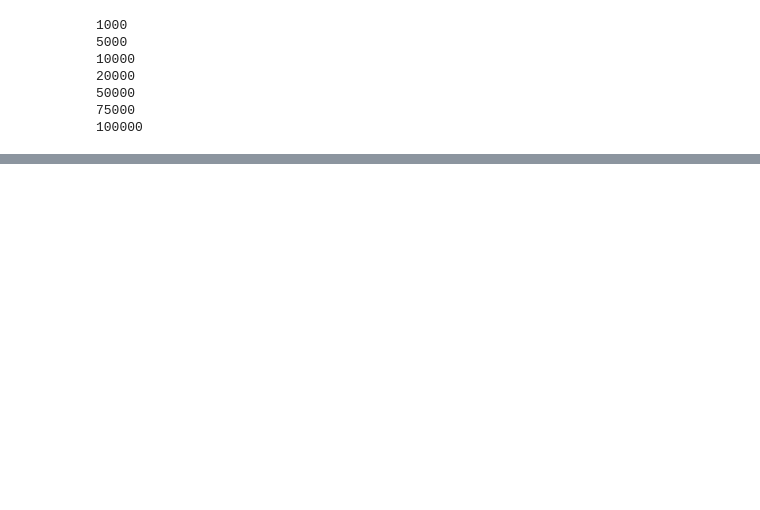
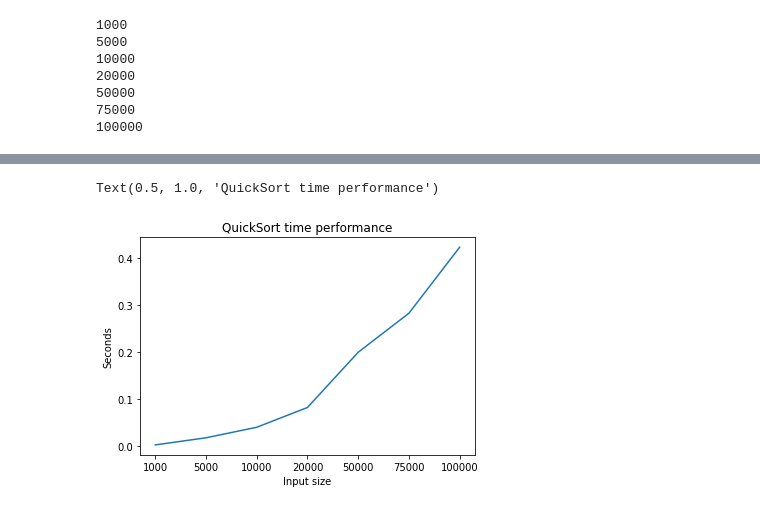
Before and after one commit to CaioCordeiro/SortPerformanceAnalysis, a Jupyter notebook: notebook.ipynb, the cells around one changed output, grey strips where cells are left out. Drawn from its saved outputs; the diff is of its cells as text; code cells hidden in the pictures; blank space fills up the shorter version.

```diff
--- a/notebook.ipynb
+++ b/notebook.ipynb
@@ -192,0 +460,8 @@ with open('test.csv', 'w') as f:
+# %%
+plt.plot(x1, df["quick"], label = "QuickSort")
+plt.xlabel('Input size')
+plt.ylabel('Seconds')
+plt.title('QuickSort time performance')
+# %% [output]
+Text(0.5, 1.0, 'QuickSort time performance')
+[figure, added]
```
Also changed, not shown: parts of 27 cells of this notebook, 6 other files.
